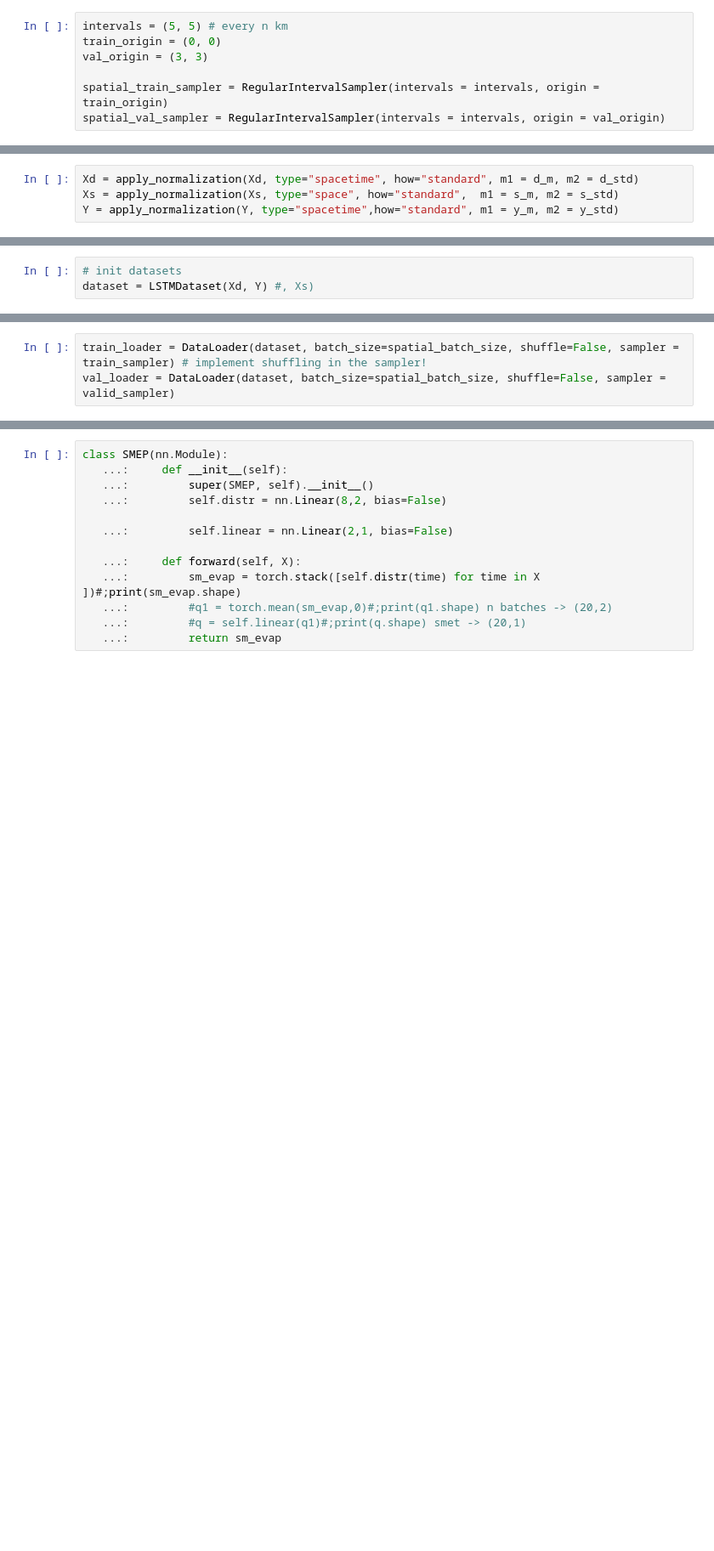
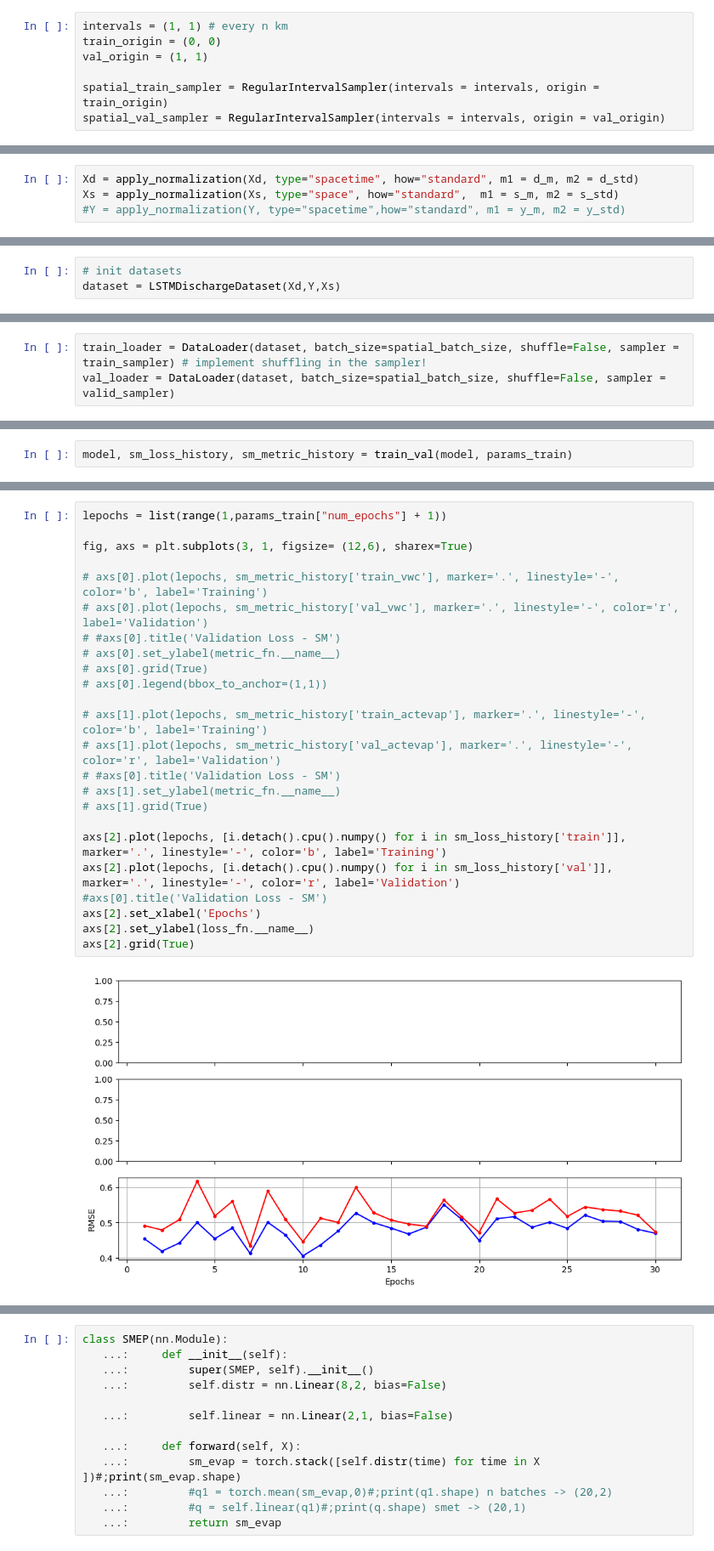
Before and after one commit to interTwin-eu/hython, a Jupyter notebook: nb/dev_river_discharge.ipynb, the cells around one changed output, grey strips where cells are left out. Shown: that part at 85% size. Saved outputs shown, nothing was run; the diff lists cells and outputs as text; blank space fills up the shorter version.

```diff
--- a/nb/dev_river_discharge.ipynb
+++ b/nb/dev_river_discharge.ipynb
@@ -156,7 +260,7 @@ missing_mask = np.isnan(params[static_names[0]]).values
 # %%
-intervals = (5, 5) # every n km
+intervals = (1, 1) # every n km
 train_origin = (0, 0)
-val_origin = (3, 3)
+val_origin = (1, 1)
 
 spatial_train_sampler = RegularIntervalSampler(intervals = intervals, origin = train_origin)
 spatial_val_sampler = RegularIntervalSampler(intervals = intervals, origin = val_origin)
@@ -172,7 +279,7 @@ _, y_m, y_std = apply_normalization(Y[sampler_train_meta.idx_sampled_1d_nomissin
 # %%
 Xd = apply_normalization(Xd, type="spacetime", how="standard", m1 = d_m, m2 = d_std)
 Xs = apply_normalization(Xs, type="space", how="standard",  m1 = s_m, m2 = s_std)
-Y = apply_normalization(Y, type="spacetime",how="standard", m1 = y_m, m2 = y_std)
+#Y = apply_normalization(Y, type="spacetime",how="standard", m1 = y_m, m2 = y_std)
 # %%
 Xs = torch.Tensor(Xs)
 Xd = torch.Tensor(Xd)
@@ -182,6 +293,6 @@ Xs.shape, Xd.shape, Y.shape
 # %%
 # init datasets
-dataset = LSTMDataset(Xd, Y) #, Xs)
+dataset = LSTMDischargeDataset(Xd,Y,Xs)
 # %%
 train_sampler = SpaceSampler(dataset, num_samples=100, sampling_indices = sampler_train_meta.idx_sampled_1d_nomissing.tolist())
 valid_sampler = SpaceSampler(dataset, num_samples=100, sampling_indices = sampler_val_meta.idx_sampled_1d_nomissing.tolist())
@@ -194,0 +346,2 @@ model
+# %%
+model, sm_loss_history, sm_metric_history = train_val(model, params_train)
@@ -194,0 +366,26 @@ model
+# %%
+lepochs = list(range(1,params_train["num_epochs"] + 1))
+
+fig, axs = plt.subplots(3, 1, figsize= (12,6), sharex=True)
+
+# axs[0].plot(lepochs, sm_metric_history['train_vwc'], marker='.', linestyle='-', color='b', label='Training')
+# axs[0].plot(lepochs, sm_metric_history['val_vwc'], marker='.', linestyle='-', color='r', label='Validation')
+# #axs[0].title('Validation Loss - SM')
+# axs[0].set_ylabel(metric_fn.__name__)
+# axs[0].grid(True)
+# axs[0].legend(bbox_to_anchor=(1,1))
+
+# axs[1].plot(lepochs, sm_metric_history['train_actevap'], marker='.', linestyle='-', color='b', label='Training')
+# axs[1].plot(lepochs, sm_metric_history['val_actevap'], marker='.', linestyle='-', color='r', label='Validation')
+# #axs[0].title('Validation Loss - SM')
+# axs[1].set_ylabel(metric_fn.__name__)
+# axs[1].grid(True)
+
+axs[2].plot(lepochs, [i.detach().cpu().numpy() for i in sm_loss_history['train']], marker='.', linestyle='-', color='b', label='Training')
+axs[2].plot(lepochs, [i.detach().cpu().numpy() for i in sm_loss_history['val']], marker='.', linestyle='-', color='r', label='Validation')
+#axs[0].title('Validation Loss - SM')
+axs[2].set_xlabel('Epochs')
+axs[2].set_ylabel(loss_fn.__name__)
+axs[2].grid(True)
+# %% [output]
+[figure, added]
```
Also changed, not shown: parts of 53 cells of this notebook, 3 other files.
